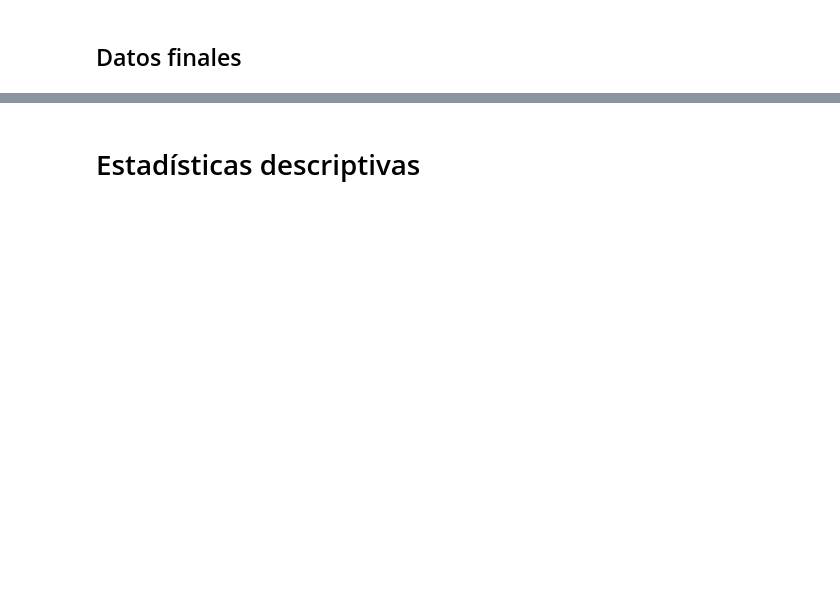
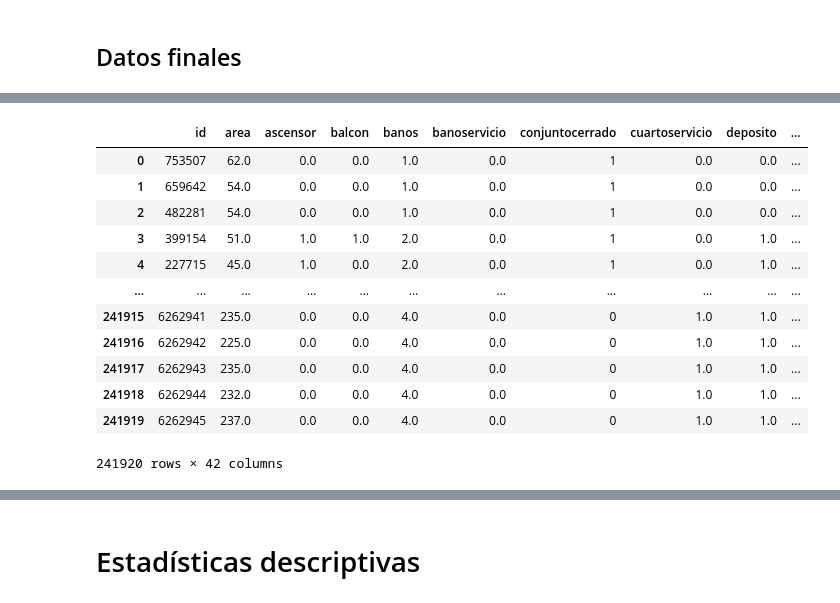
Before and after one commit to vbejaranos/Data-Science_Habi, a Jupyter notebook: Habi_Concurso.ipynb, the cells around one changed output, grey strips where cells are left out. Drawn from its saved outputs; the diff is of its cells as text; code cells hidden in the pictures; blank space fills up the shorter version.

```diff
--- a/Habi_Concurso.ipynb
+++ b/Habi_Concurso.ipynb
@@ -408,0 +433,16 @@ consolF[['y']] = consolF[['V_REF']] - consolF[['valorventa']]
+# %%
+data_train
+# %% [output]
+|  | id | area | ascensor | balcon | banos | banoservicio | conjuntocerrado | cuartoservicio | deposito | ... |
+| 0 | 753507 | 62.0 | 0.0 | 0.0 | 1.0 | 0.0 | 1 | 0.0 | 0.0 | ... |
+| 1 | 659642 | 54.0 | 0.0 | 0.0 | 1.0 | 0.0 | 1 | 0.0 | 0.0 | ... |
+| 2 | 482281 | 54.0 | 0.0 | 0.0 | 1.0 | 0.0 | 1 | 0.0 | 0.0 | ... |
+| 3 | 399154 | 51.0 | 1.0 | 1.0 | 2.0 | 0.0 | 1 | 0.0 | 1.0 | ... |
+| 4 | 227715 | 45.0 | 1.0 | 0.0 | 2.0 | 0.0 | 1 | 0.0 | 1.0 | ... |
+| ... | ... | ... | ... | ... | ... | ... | ... | ... | ... | ... |
+| 241915 | 6262941 | 235.0 | 0.0 | 0.0 | 4.0 | 0.0 | 0 | 1.0 | 1.0 | ... |
+| 241916 | 6262942 | 225.0 | 0.0 | 0.0 | 4.0 | 0.0 | 0 | 1.0 | 1.0 | ... |
+| 241917 | 6262943 | 235.0 | 0.0 | 0.0 | 4.0 | 0.0 | 0 | 1.0 | 1.0 | ... |
+| 241918 | 6262944 | 232.0 | 0.0 | 0.0 | 4.0 | 0.0 | 0 | 1.0 | 1.0 | ... |
+| 241919 | 6262945 | 237.0 | 0.0 | 0.0 | 4.0 | 0.0 | 0 | 1.0 | 1.0 | ... |
+241920 rows × 42 columns
```
Also changed, not shown: parts of 84 cells of this notebook.
